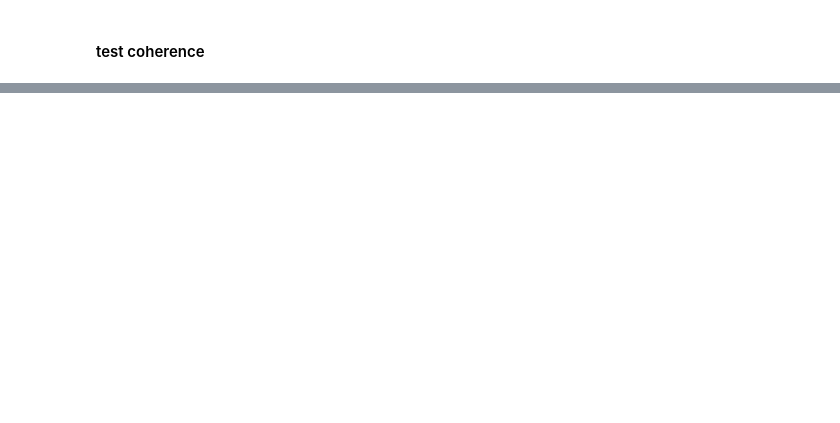
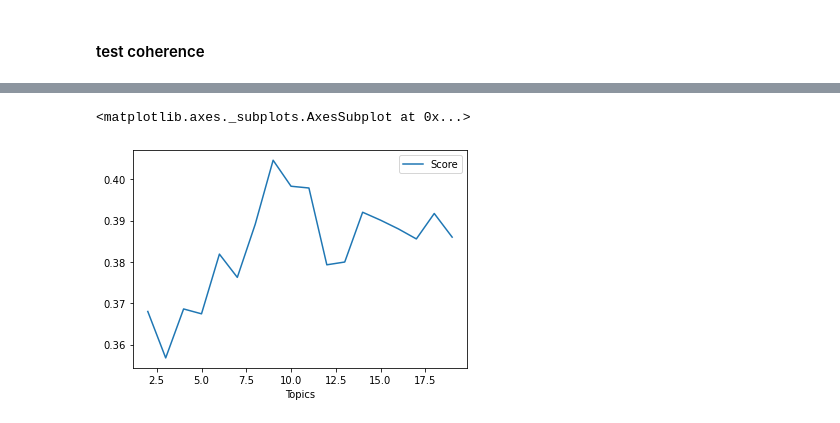
Before and after one commit to howewenann/nlp, a Jupyter notebook: notebooks/Topic_modeling.ipynb, the cells around one changed output, grey strips where cells are left out. Cells and saved outputs as stored; diff of their text form; code cells hidden in the pictures; blank space fills up the shorter version.

```diff
--- a/notebooks/Topic_modeling.ipynb
+++ b/notebooks/Topic_modeling.ipynb
@@ -200,0 +289,4 @@ Topic 19:
+# %%
+lda_topics = build_topic_object(lda.components_, bow.get_feature_names())
+# %%
+lda_topics_words = get_topic_words(lda_topics)
@@ -352,0 +368,3 @@ cm.get_coherence()
+# %%
+lda_cm = CoherenceModel(topics=lda_topics_words, corpus=mycorpus, texts = reviews['tokenized'].tolist(), dictionary=mydict, coherence='c_uci')
+lda_cm.get_coherence()  # get coherence value
@@ -352,0 +378,23 @@ cm.get_coherence()
+# %%
+topics = []
+score = []
+
+for i in range(2, 20):
+
+    # Fit lda
+    lda = LatentDirichletAllocation(n_components=i, random_state=123)
+    lda.fit(dtm_bow)
+
+    # Get topic words
+    lda_topics = build_topic_object(lda.components_, bow.get_feature_names())
+    lda_topics_words = get_topic_words(lda_topics)
+
+    # Get coherence
+#     lda_cm = CoherenceModel(topics=lda_topics_words, corpus=mycorpus, dictionary=mydict, coherence='u_mass')
+    lda_cm = CoherenceModel(topics=lda_topics_words, corpus=mycorpus, texts = reviews['tokenized'].tolist(), dictionary=mydict, coherence='c_v')
+    print(lda_cm.get_coherence())  # get coherence value
+
+    topics = topics + [i]
+    score = score + [lda_cm.get_coherence()]
+
+coherence_df = pd.DataFrame({'Topics':topics, 'Score':score})
@@ -352,0 +420,5 @@ cm.get_coherence()
+# %%
+coherence_df.plot.line(x = 'Topics', y = 'Score')
+# %% [output]
+<matplotlib.axes._subplots.AxesSubplot at 0x...>
+[figure, added]
```
Also changed, not shown: parts of 80 cells of this notebook, 1 other file.
